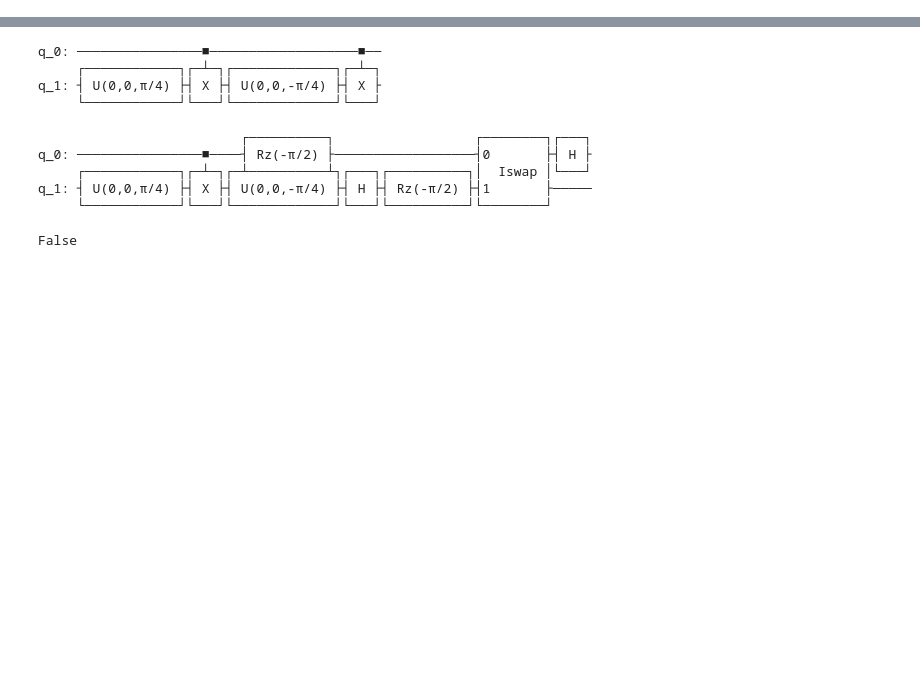
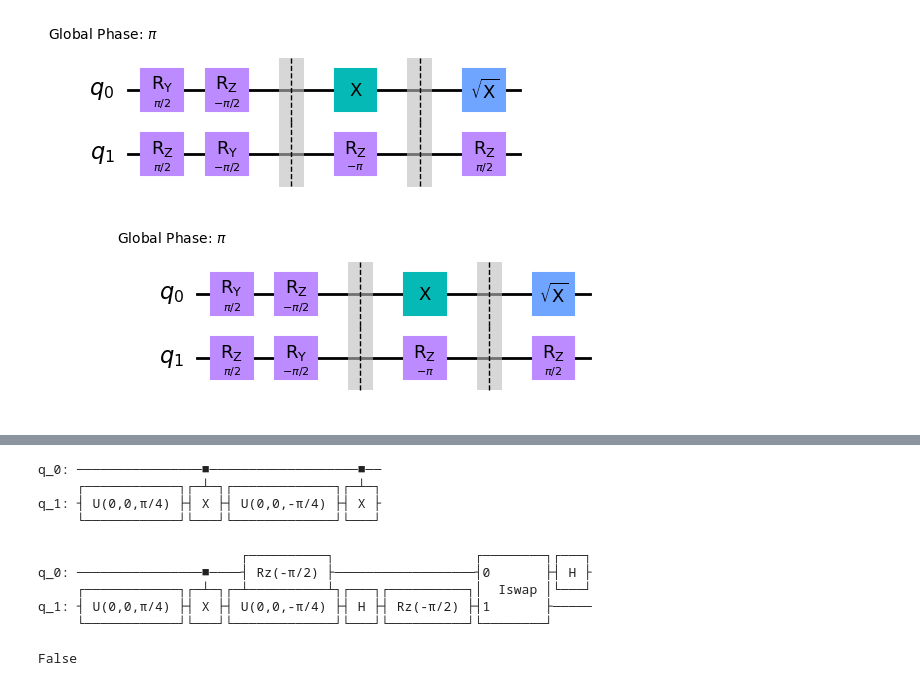
Before and after one commit to Pitt-JonesLab/mirror-gates, a Jupyter notebook: src/notebooks/weyl.ipynb, the cells around one changed output, grey strips where cells are left out. Drawn from its saved outputs; the diff is of its cells as text; code cells hidden in the pictures; blank space fills up the shorter version.

```diff
--- a/src/notebooks/weyl.ipynb
+++ b/src/notebooks/weyl.ipynb
@@ -78,0 +134,12 @@ NameError: name 'cx_replace_swap' is not defined
+# %%
+# pm = PassManager()
+# # pm.append(RootiSwapWeylDecomposition())
+# pm.append(Optimize1qGates(basis=['u']))
+# qc4 = pm.run(qc3)
+qc4 = transpile(
+    qc3, basis_gates=["x", "y", "z", "h", "t", "s", "sx", "sy", "sz", "rz", "ry"]
+)
+qc4.draw("mpl", filename="cx_decomp")
+# %% [output]
+[figure, added]
+[figure, added]
```
Also changed, not shown: parts of 8 cells of this notebook, 11 other files.
